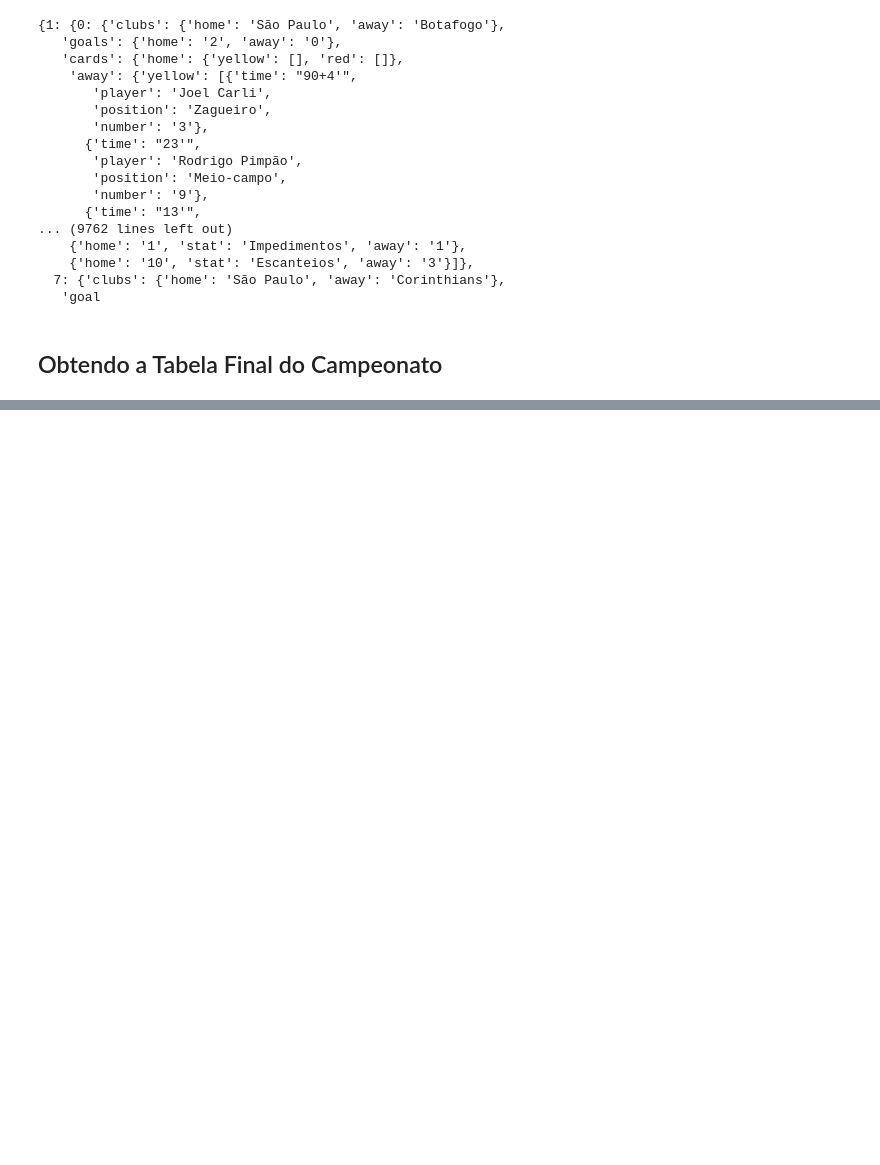
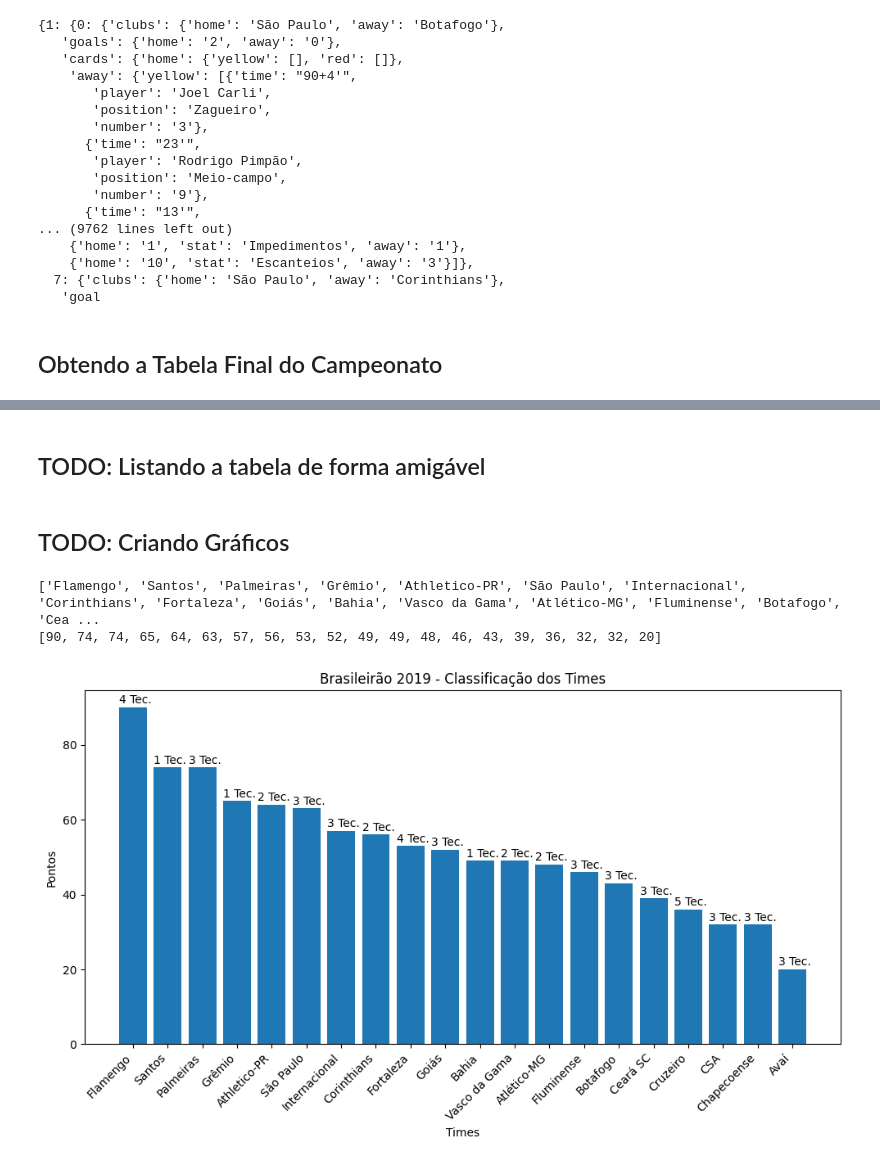
Before and after one commit to brunoopinheiro/ada-prog-logic-project-i, a Jupyter notebook: projeto_brasileirao.ipynb, the cells around one changed output, grey strips where cells are left out. Drawn from its saved outputs; the diff is of its cells as text; code cells hidden in the pictures; blank space fills up the shorter version.

```diff
--- a/projeto_brasileirao.ipynb
+++ b/projeto_brasileirao.ipynb
@@ -48,0 +49,2 @@ print(tabela_brasileirao)
+# %% [markdown]
+## TODO: Listando a tabela de forma amigável
@@ -48,0 +53,29 @@ print(tabela_brasileirao)
+# %% [markdown]
+## TODO: Criando Gráficos
+# %%
+# Preparando as séries de dados
+
+clubs = [club["name"] for club in tabela_brasileirao]
+scores = [club["points"] for club in tabela_brasileirao]
+# %% [output]
+['Flamengo', 'Santos', 'Palmeiras', 'Grêmio', 'Athletico-PR', 'São Paulo', 'Internacional', 'Corinthians', 'Fortaleza', 'Goiás', 'Bahia', 'Vasco da Gama', 'Atlético-MG', 'Fluminense', 'Botafogo', 'Cea ...
+[90, 74, 74, 65, 64, 63, 57, 56, 53, 52, 49, 49, 48, 46, 43, 39, 36, 32, 32, 20]
+# %%
+import matplotlib.pyplot as plt
+
+plt.figure(figsize=(10, 6))
+bars = plt.bar(clubs, scores)
+
+# Adicionando etiqueta de nº de tecnicos
+for bar, club in zip(bars, tabela_brasileirao):
+    plt.text(bar.get_x(), bar.get_height() + 1, f"{len(club["coachs"])} Tec.")
+
+plt.xlabel("Times")
+plt.ylabel("Pontos")
+plt.title("Brasileirão 2019 - Classificação dos Times")
+plt.xticks(rotation=45, ha="right")
+plt.tight_layout()
+
+plt.show()
+# %% [output]
+[figure, added]
```
Also changed, not shown: parts of 3 cells of this notebook, 4 other files.
